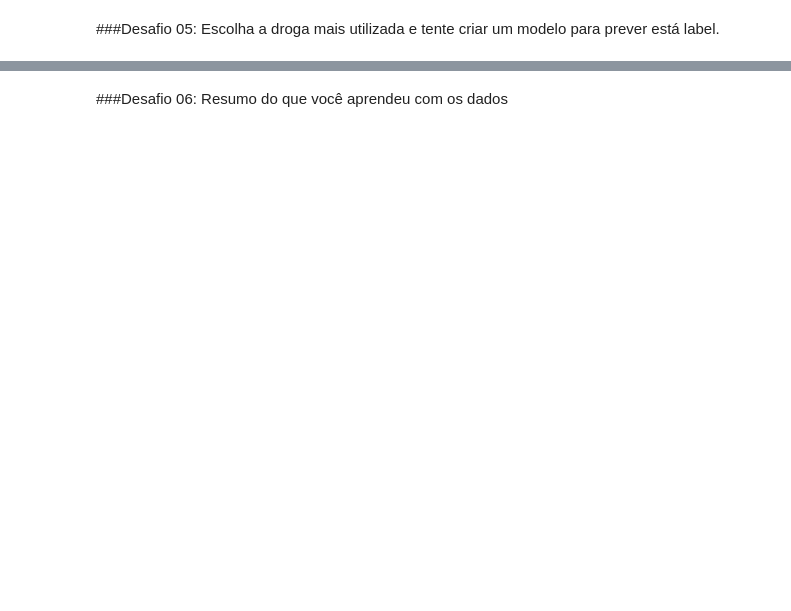
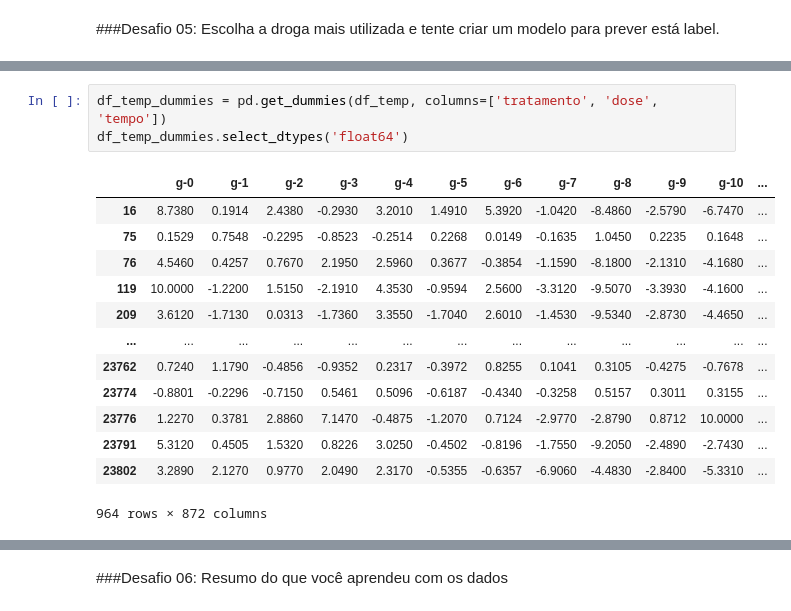
Before and after one commit to ianbs/imersao-data-science-alura, a Jupyter notebook: Aula_05.ipynb, the cells around one changed output, grey strips where cells are left out. Saved outputs shown, nothing was run; the diff lists cells and outputs as text; blank space fills up the shorter version.

```diff
--- a/Aula_05.ipynb
+++ b/Aula_05.ipynb
@@ -1076,0 +1156,17 @@ https://scikit-learn.org/stable/getting_started.html
+# %%
+df_temp_dummies = pd.get_dummies(df_temp, columns=['tratamento', 'dose', 'tempo'])
+df_temp_dummies.select_dtypes('float64')
+# %% [output]
+|  | g-0 | g-1 | g-2 | g-3 | g-4 | g-5 | g-6 | g-7 | g-8 | g-9 | g-10 | ... |
+| 16 | 8.7380 | 0.1914 | 2.4380 | -0.2930 | 3.2010 | 1.4910 | 5.3920 | -1.0420 | -8.4860 | -2.5790 | -6.7470 | ... |
+| 75 | 0.1529 | 0.7548 | -0.2295 | -0.8523 | -0.2514 | 0.2268 | 0.0149 | -0.1635 | 1.0450 | 0.2235 | 0.1648 | ... |
+| 76 | 4.5460 | 0.4257 | 0.7670 | 2.1950 | 2.5960 | 0.3677 | -0.3854 | -1.1590 | -8.1800 | -2.1310 | -4.1680 | ... |
+| 119 | 10.0000 | -1.2200 | 1.5150 | -2.1910 | 4.3530 | -0.9594 | 2.5600 | -3.3120 | -9.5070 | -3.3930 | -4.1600 | ... |
+| 209 | 3.6120 | -1.7130 | 0.0313 | -1.7360 | 3.3550 | -1.7040 | 2.6010 | -1.4530 | -9.5340 | -2.8730 | -4.4650 | ... |
+| ... | ... | ... | ... | ... | ... | ... | ... | ... | ... | ... | ... | ... |
+| 23762 | 0.7240 | 1.1790 | -0.4856 | -0.9352 | 0.2317 | -0.3972 | 0.8255 | 0.1041 | 0.3105 | -0.4275 | -0.7678 | ... |
+| 23774 | -0.8801 | -0.2296 | -0.7150 | 0.5461 | 0.5096 | -0.6187 | -0.4340 | -0.3258 | 0.5157 | 0.3011 | 0.3155 | ... |
+| 23776 | 1.2270 | 0.3781 | 2.8860 | 7.1470 | -0.4875 | -1.2070 | 0.7124 | -2.9770 | -2.8790 | 0.8712 | 10.0000 | ... |
+| 23791 | 5.3120 | 0.4505 | 1.5320 | 0.8226 | 3.0250 | -0.4502 | -0.8196 | -1.7550 | -9.2050 | -2.4890 | -2.7430 | ... |
+| 23802 | 3.2890 | 2.1270 | 0.9770 | 2.0490 | 2.3170 | -0.5355 | -0.6357 | -6.9060 | -4.4830 | -2.8400 | -5.3310 | ... |
+964 rows × 872 columns
```
Also changed, not shown: parts of 12 cells of this notebook.
